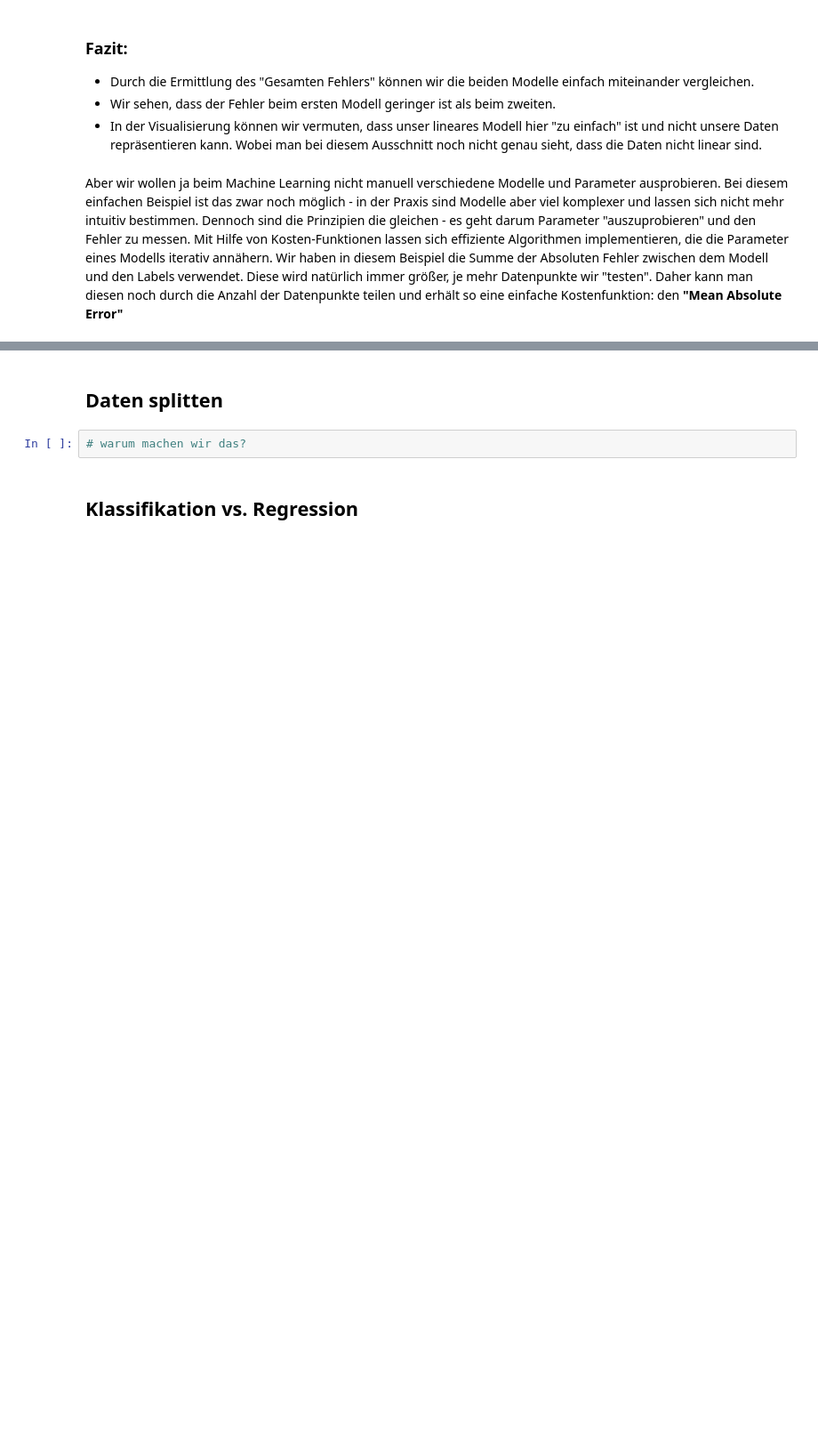
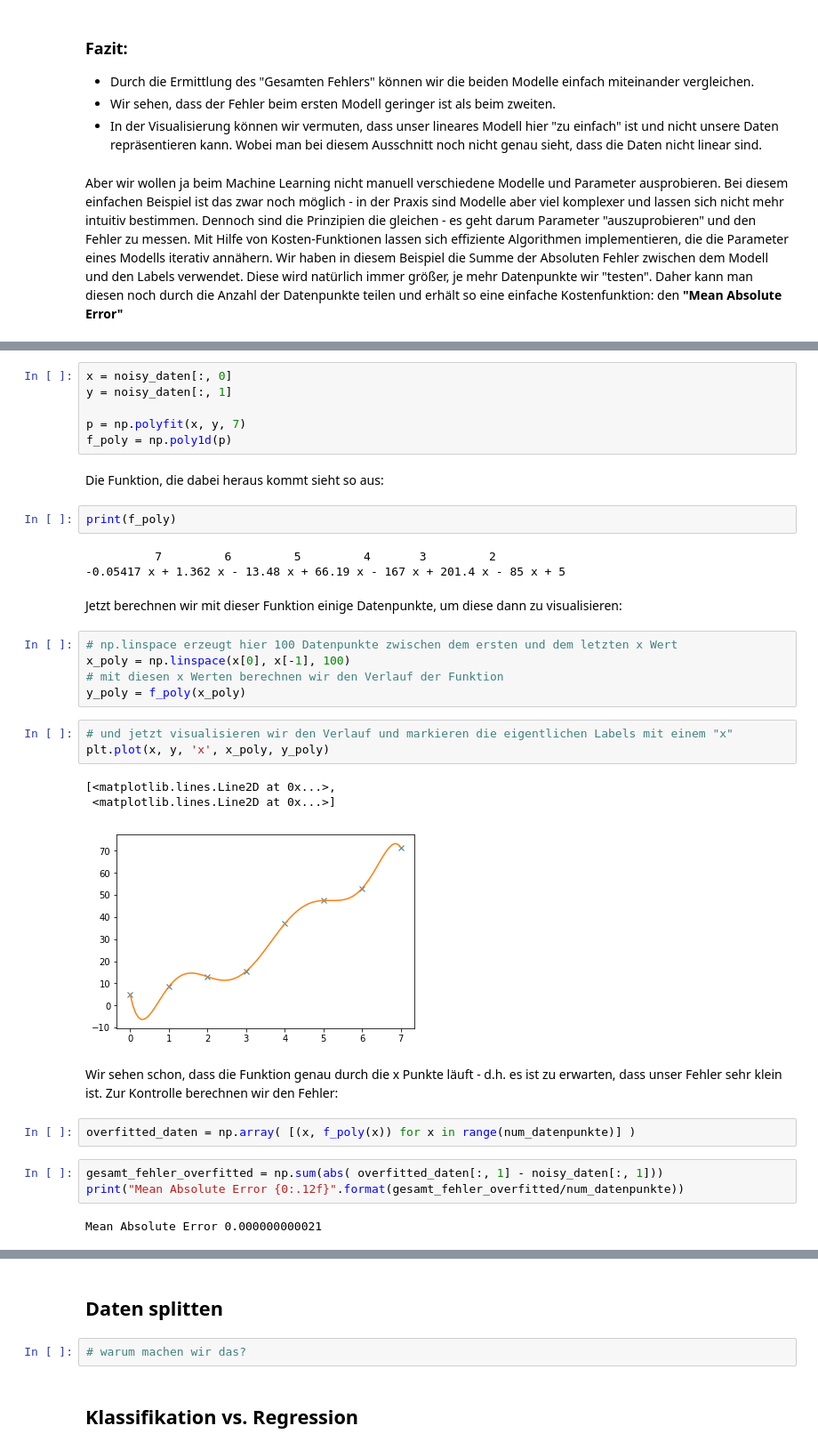
Before and after one commit to codecentric/codecentric.AI-bootcamp, a Jupyter notebook: notebooks/ml_basics/praxis_machine_learning_basics.ipynb, the cells around one changed output, grey strips where cells are left out. Shown at 89% size. Saved outputs shown, nothing was run; the diff lists cells and outputs as text; blank space fills up the shorter version.

```diff
--- a/notebooks/ml_basics/praxis_machine_learning_basics.ipynb
+++ b/notebooks/ml_basics/praxis_machine_learning_basics.ipynb
@@ -151,0 +163,36 @@ print(MAE_modell_1, MAE_modell_2)
+# %%
+x = noisy_daten[:, 0]
+y = noisy_daten[:, 1]
+
+p = np.polyfit(x, y, 7)
+f_poly = np.poly1d(p)
+# %% [markdown]
+Die Funktion, die dabei heraus kommt sieht so aus:
+# %%
+print(f_poly)
+# %% [output]
+          7         6         5         4       3         2
+-0.05417 x + 1.362 x - 13.48 x + 66.19 x - 167 x + 201.4 x - 85 x + 5
+# %% [markdown]
+Jetzt berechnen wir mit dieser Funktion einige Datenpunkte, um diese dann zu visualisieren:
+# %%
+# np.linspace erzeugt hier 100 Datenpunkte zwischen dem ersten und dem letzten x Wert
+x_poly = np.linspace(x[0], x[-1], 100)
+# mit diesen x Werten berechnen wir den Verlauf der Funktion
+y_poly = f_poly(x_poly)
+# %%
+# und jetzt visualisieren wir den Verlauf und markieren die eigentlichen Labels mit einem "x"
+plt.plot(x, y, 'x', x_poly, y_poly)
+# %% [output]
+[<matplotlib.lines.Line2D at 0x...>,
+ <matplotlib.lines.Line2D at 0x...>]
+[figure, added]
+# %% [markdown]
+Wir sehen schon, dass die Funktion genau durch die x Punkte läuft - d.h. es ist zu erwarten, dass unser Fehler sehr klein ist. Zur Kontrolle berechnen wir den Fehler:
+# %%
+overfitted_daten = np.array( [(x, f_poly(x)) for x in range(num_datenpunkte)] )
+# %%
+gesamt_fehler_overfitted = np.sum(abs( overfitted_daten[:, 1] - noisy_daten[:, 1]))
+print("Mean Absolute Error {0:.12f}".format(gesamt_fehler_overfitted/num_datenpunkte))
+# %% [output]
+Mean Absolute Error 0.000000000021
```
Also changed, not shown: parts of 21 cells of this notebook.
